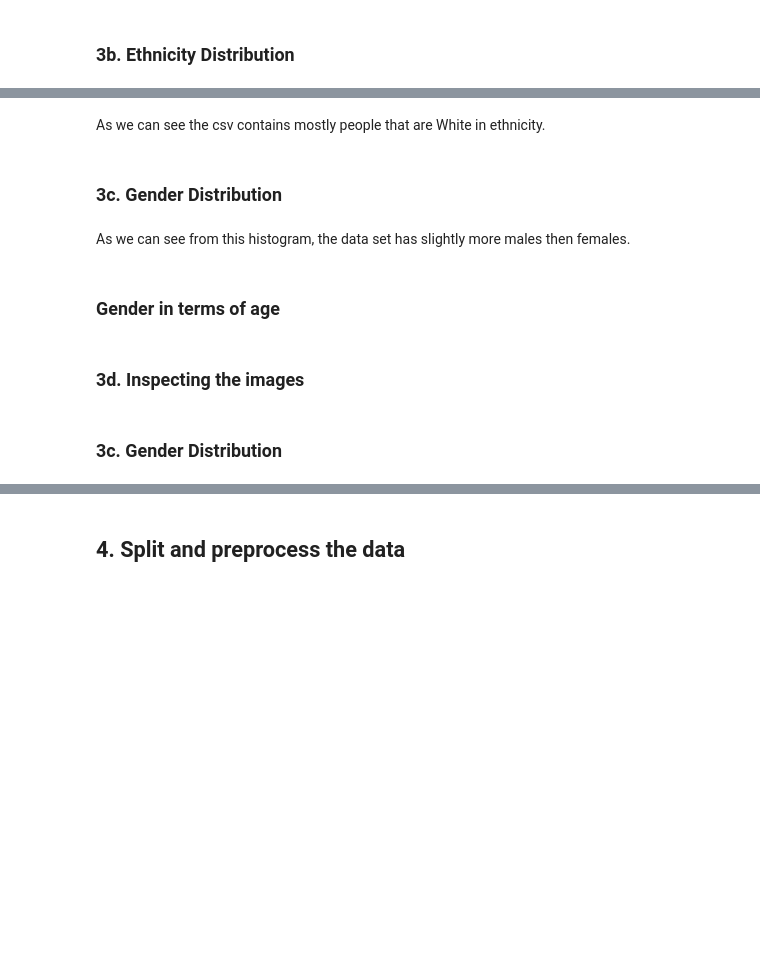
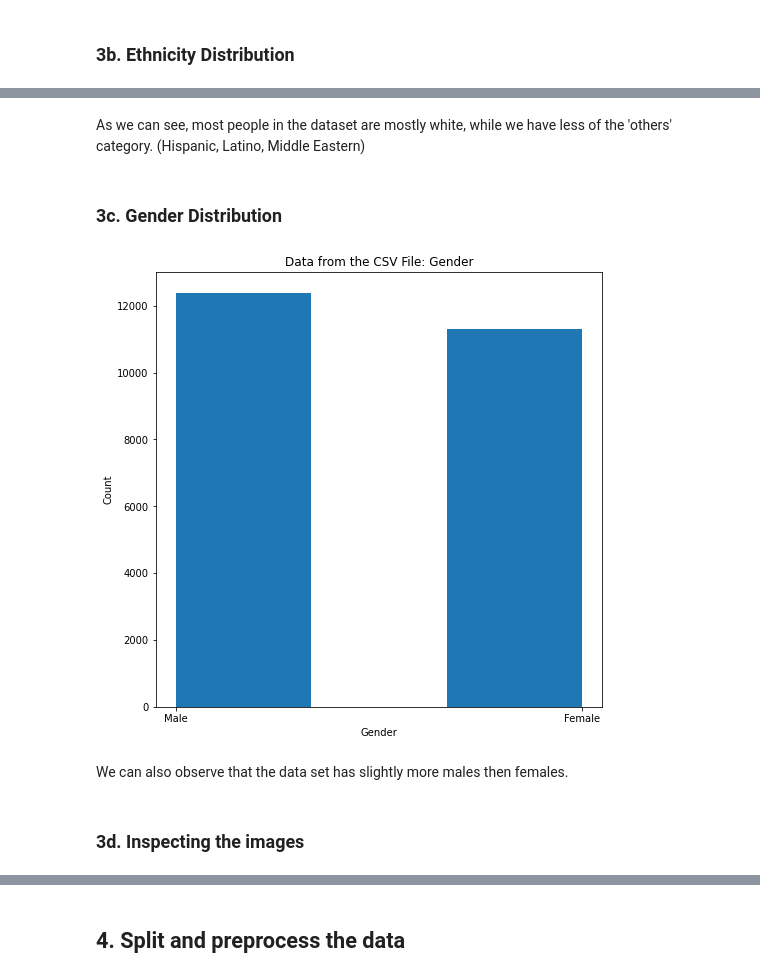
Before and after one commit to niyonx/Face-Classification, a Jupyter notebook: Face_Classification.ipynb, the cells around one changed output, grey strips where cells are left out. Saved outputs shown, nothing was run; the diff lists cells and outputs as text; code cells hidden in the pictures; blank space fills up the shorter version.

```diff
--- a/Face_Classification.ipynb
+++ b/Face_Classification.ipynb
@@ -127,12 +143,10 @@ histo(df.ethnicity, 9, 'Data from the CSV File: Ethnicity', 'Ethnicity', 'Count'
-# %% [markdown]
-As we can see the csv contains mostly people that are White in ethnicity.
+# %% [markdown]
+As we can see, most people in the dataset are mostly white, while we have less of the 'others' category. (Hispanic, Latino, Middle Eastern)
 # %% [markdown]
 ### 3c. Gender Distribution
 # %%
-histo(df.gender, 3, 'Data from the CSV File: Gender', 'Gender', 'Count', 2, GENDER_CATEGORIES)
-# fig = px.histogram(df, x="gender", color="gender", hover_data=df.columns)
-# fig.show()
+plot_histogram(df.gender, 3, 'Data from the CSV File: Gender', 'Gender', 'Count', 2, GENDER_CATEGORIES)
+# %% [output]
+[figure, added]
 # %% [markdown]
-As we can see from this histogram, the data set has slightly more males then females.
+We can also observe that the data set has slightly more males then females.
-# %% [markdown]
-### Gender in terms of age
@@ -166,4 +153,2 @@ plt.show()
 # %% [markdown]
 ### 3d. Inspecting the images
-# %% [markdown]
-### 3c. Gender Distribution
```
Also changed, not shown: parts of 224 cells of this notebook.
